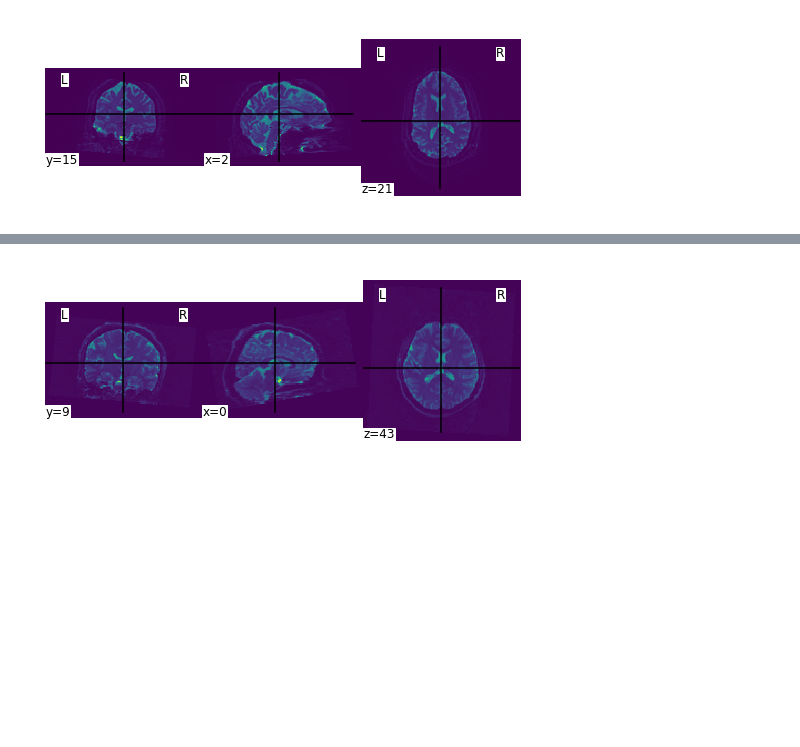
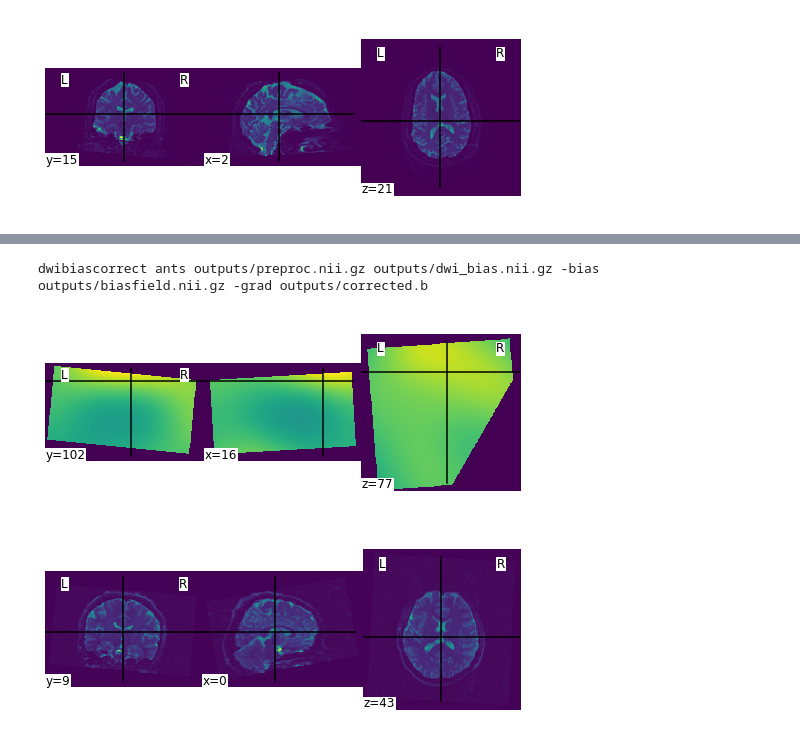
Before and after one commit to axiezai/pipetography, a Jupyter notebook: 00_core.ipynb, the cells around one changed output, grey strips where cells are left out. Cells and saved outputs as stored; diff of their text form; code cells hidden in the pictures; blank space fills up the shorter version.

```diff
--- a/00_core.ipynb
+++ b/00_core.ipynb
@@ -583,3 +762,28 @@ Bias field correction:
+# %%
+#example
+#usage
+
+N4BiasCorrect = BiasCorrect()
+N4BiasCorrect.inputs.use_ants = True
+N4BiasCorrect.inputs.in_file = preproc.inputs.out_file
+N4BiasCorrect.inputs.out_file = 'outputs/dwi_bias.nii.gz'
+N4BiasCorrect.inputs.bias = 'outputs/biasfield.nii.gz'
+N4BiasCorrect.inputs.grad_file = gradcheck.inputs.out_bfile
+# We use the default values provided by brainlife.io as a test:
+N4BiasCorrect.inputs.args = "-ants.b [150,3] -ants.c [200x200, 1e-6] -ants.s 2"
+print(N4BiasCorrect.cmdline)
+N4BiasCorrect.run()
+
+# visualize the output bias field:
+bias_dwi = nb.load(N4BiasCorrect.inputs.bias)
+bias_data = bias_dwi.get_fdata() # try ...
+bias_img = new_img_like(
+    bias_dwi, bias_data, affine=bias_dwi.affine, copy_header=True
+)
+_ = plotting.plot_img(bias_img)
+# %% [output]
+dwibiascorrect ants outputs/preproc.nii.gz outputs/dwi_bias.nii.gz -bias outputs/biasfield.nii.gz -grad outputs/corrected.b
+[figure, added]
 # %%
 # export
 class N4BiasFieldCorrectionInputSpec(CommandLineInputSpec):
```
Also changed, not shown: parts of 17 cells of this notebook, 1 other file.
